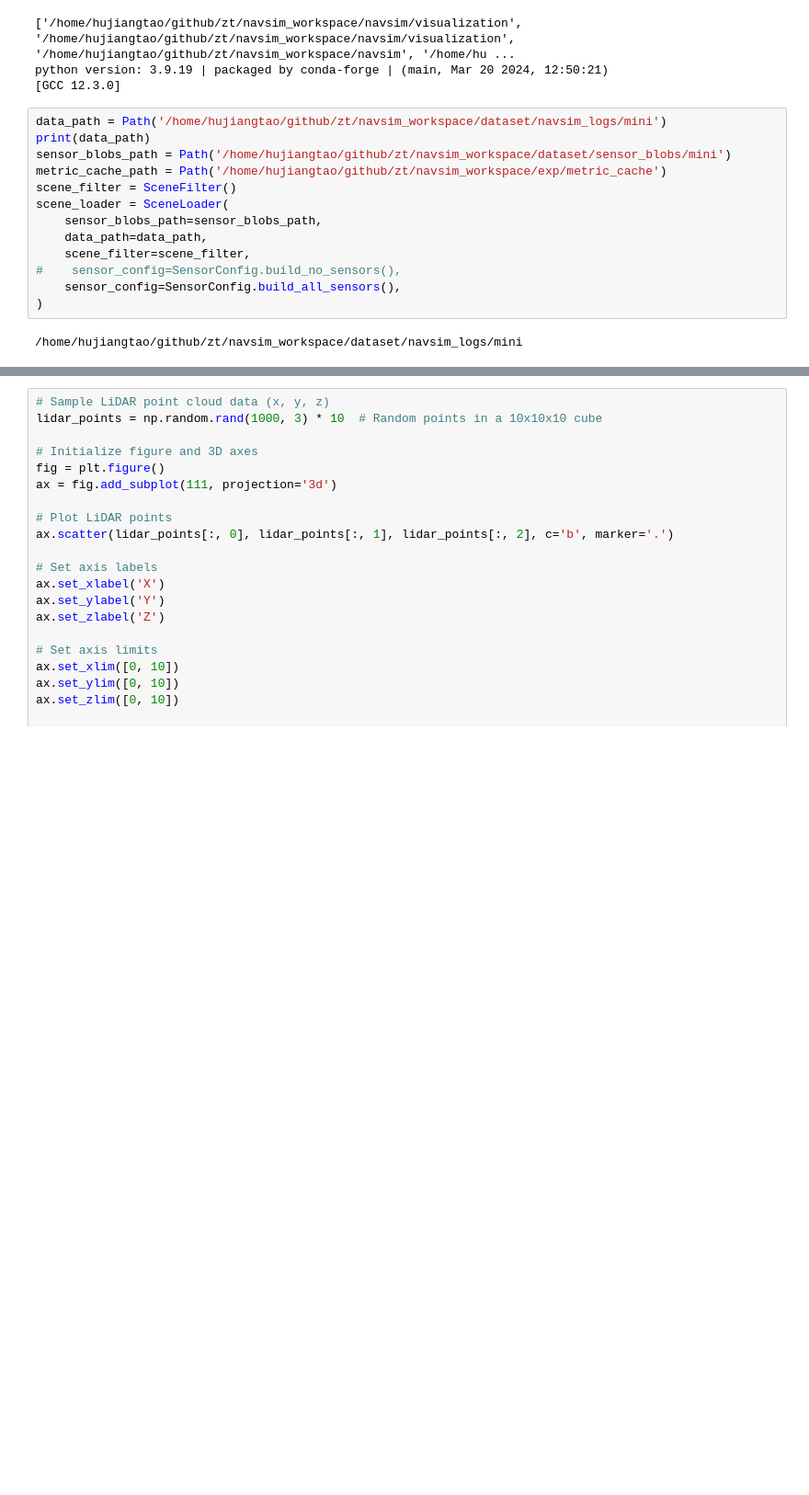
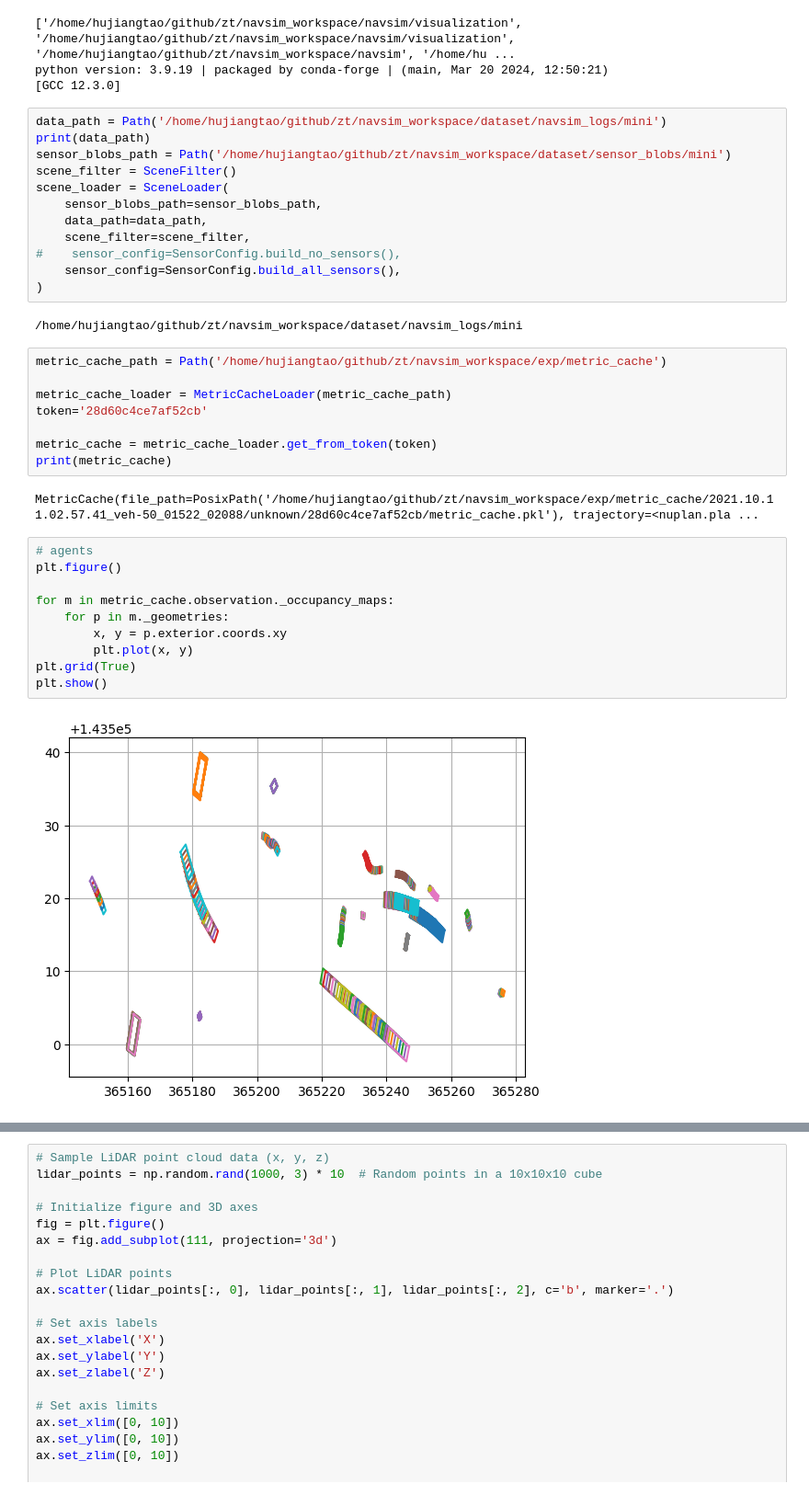
Before and after one commit to ycool/zt, a Jupyter notebook: navsim_workspace/navsim/visualization/viz.ipynb, the cells around one changed output, grey strips where cells are left out. Shown at 92% size. Drawn from its saved outputs; the diff is of its cells as text; blank space fills up the shorter version.

```diff
--- a/navsim_workspace/navsim/visualization/viz.ipynb
+++ b/navsim_workspace/navsim/visualization/viz.ipynb
@@ -47,7 +66,6 @@ python version: 3.9.19 | packaged by conda-forge | (main, Mar 20 2024, 12:50:21)
 data_path = Path('/home/hujiangtao/github/zt/navsim_workspace/dataset/navsim_logs/mini')
 print(data_path)
 sensor_blobs_path = Path('/home/hujiangtao/github/zt/navsim_workspace/dataset/sensor_blobs/mini')
-metric_cache_path = Path('/home/hujiangtao/github/zt/navsim_workspace/exp/metric_cache')
 scene_filter = SceneFilter()
 scene_loader = SceneLoader(
     sensor_blobs_path=sensor_blobs_path,
@@ -58,3 +76,25 @@ scene_loader = SceneLoader(
 )
 # %% [output]
 /home/hujiangtao/github/zt/navsim_workspace/dataset/navsim_logs/mini
+# %%
+metric_cache_path = Path('/home/hujiangtao/github/zt/navsim_workspace/exp/metric_cache')
+
+metric_cache_loader = MetricCacheLoader(metric_cache_path)
+token='28d60c4ce7af52cb'
+
+metric_cache = metric_cache_loader.get_from_token(token)
+print(metric_cache)
+# %% [output]
+MetricCache(file_path=PosixPath('/home/hujiangtao/github/zt/navsim_workspace/exp/metric_cache/2021.10.11.02.57.41_veh-50_01522_02088/unknown/28d60c4ce7af52cb/metric_cache.pkl'), trajectory=<nuplan.pla ...
+# %%
+# agents
+plt.figure()
+
+for m in metric_cache.observation._occupancy_maps:
+    for p in m._geometries:
+        x, y = p.exterior.coords.xy
+        plt.plot(x, y)
+plt.grid(True)
+plt.show()
+# %% [output]
+[figure, added]
```
Also changed, not shown: parts of 5 cells of this notebook.
